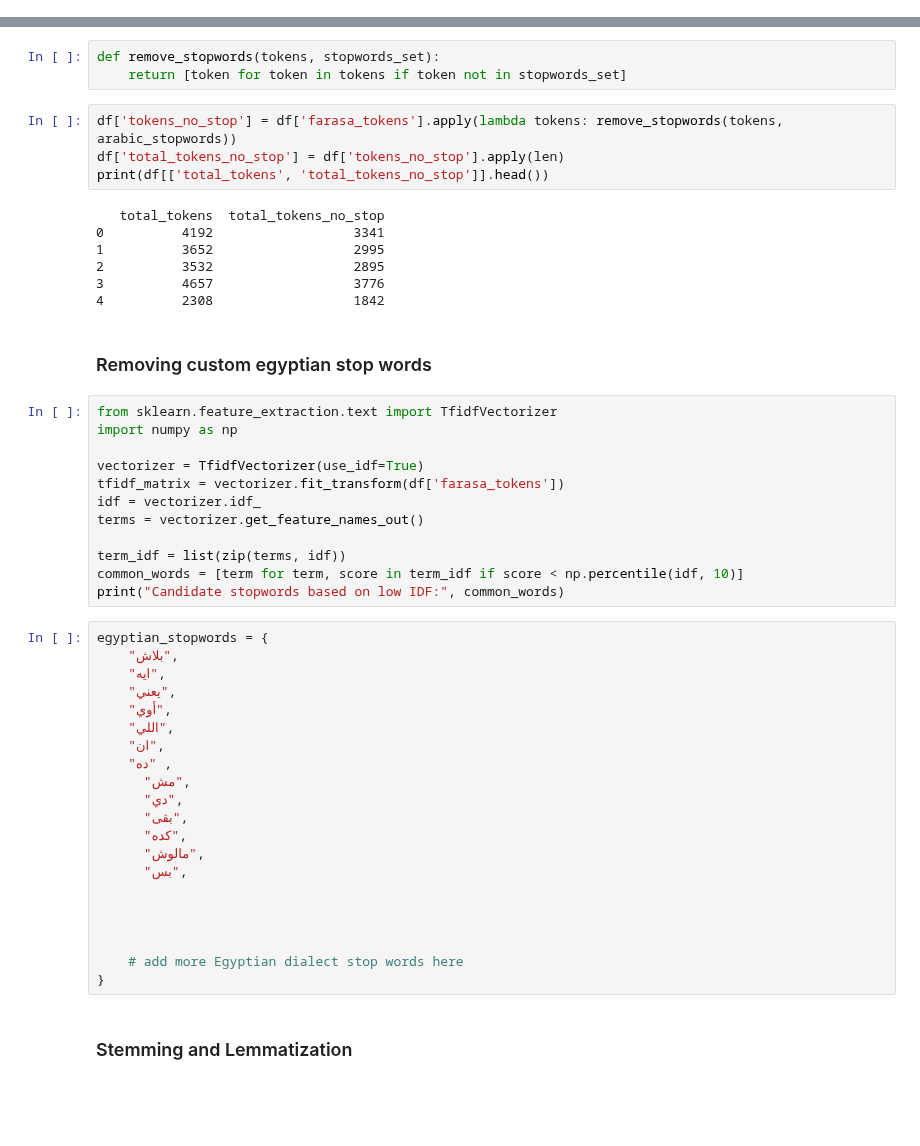
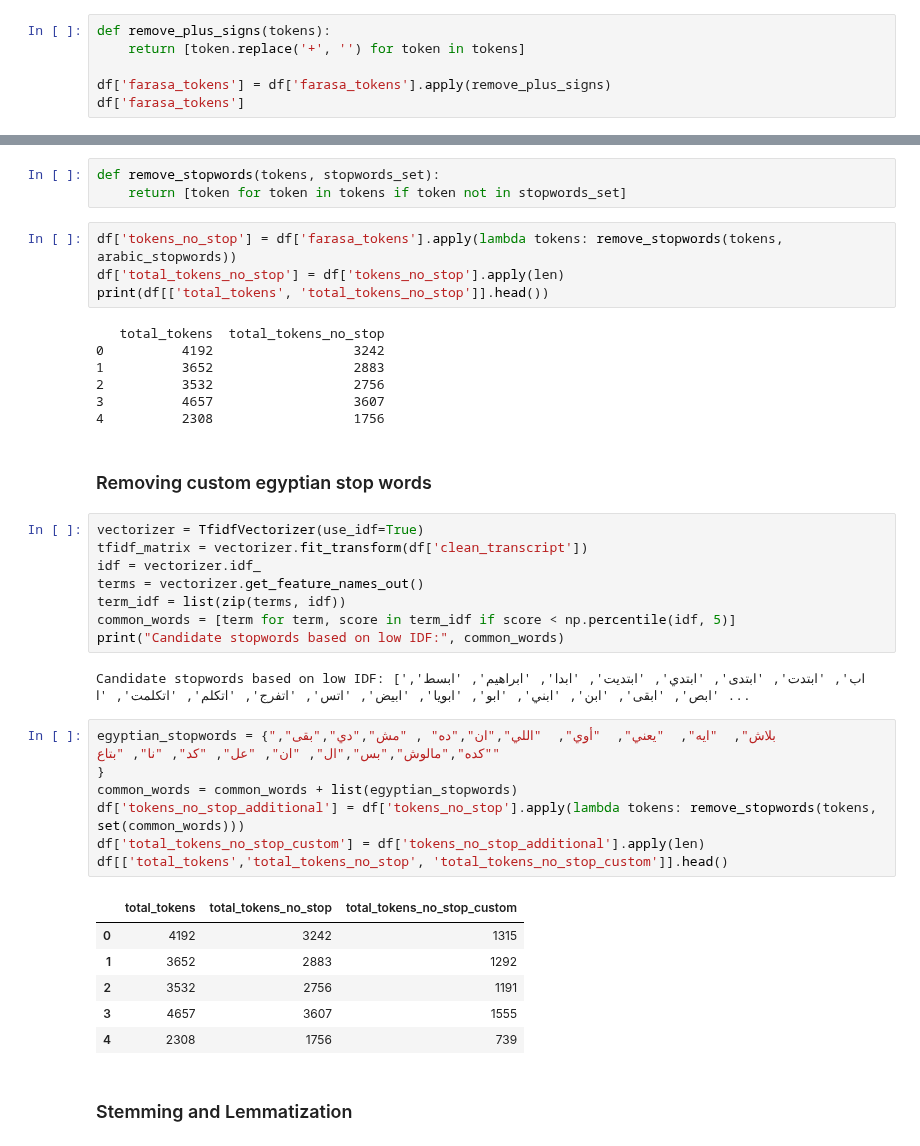
Before and after one commit to ahmedlabib02/Nlp-project, a Jupyter notebook: Nlp_project.ipynb, the cells around one changed output, grey strips where cells are left out. Saved outputs shown, nothing was run; the diff lists cells and outputs as text; blank space fills up the shorter version.

```diff
--- a/Nlp_project.ipynb
+++ b/Nlp_project.ipynb
@@ -361,0 +363,6 @@ Name: farasa_tokens, dtype: object
+# %%
+def remove_plus_signs(tokens):
+    return [token.replace('+', '') for token in tokens]
+
+df['farasa_tokens'] = df['farasa_tokens'].apply(remove_plus_signs)
+df['farasa_tokens']
@@ -384,46 +409,37 @@ df['total_tokens_no_stop'] = df['tokens_no_stop'].apply(len)
 print(df[['total_tokens', 'total_tokens_no_stop']].head())
 # %% [output]
    total_tokens  total_tokens_no_stop
-0          4192                  3341
-1          3652                  2995
-2          3532                  2895
-3          4657                  3776
-4          2308                  1842
+0          4192                  3242
+1          3652                  2883
+2          3532                  2756
+3          4657                  3607
+4          2308                  1756
 # %% [markdown]
 ### Removing custom egyptian stop words
 # %%
-from sklearn.feature_extraction.text import TfidfVectorizer
-import numpy as np
-
 vectorizer = TfidfVectorizer(use_idf=True)
-tfidf_matrix = vectorizer.fit_transform(df['farasa_tokens'])
+tfidf_matrix = vectorizer.fit_transform(df['clean_transcript'])
 idf = vectorizer.idf_
 terms = vectorizer.get_feature_names_out()
-
 term_idf = list(zip(terms, idf))
-common_words = [term for term, score in term_idf if score < np.percentile(idf, 10)]
+common_words = [term for term, score in term_idf if score < np.percentile(idf, 5)]
 print("Candidate stopwords based on low IDF:", common_words)
+# %% [output]
+Candidate stopwords based on low IDF: ['اب', 'ابتدت', 'ابتدى', 'ابتدي', 'ابتديت', 'ابدا', 'ابراهيم', 'ابسط', 'ابص', 'ابقى', 'ابن', 'ابني', 'ابو', 'ابويا', 'ابيض', 'اتس', 'اتفرج', 'اتكلم', 'اتكلمت', 'ا ...
-# %%
-egyptian_stopwords = {
-    "بلاش",
-    "ايه",
-    "يعني",
-    "أوي",
-    "اللي",
-    "ان",
-    "ده" ,
-      "مش",
-      "دي",
-      "بقى",
-      "كده",
-      "مالوش",
-      "بس",
-
-
-
-
-    # add more Egyptian dialect stop words here
-}
+# %%
+egyptian_stopwords = {"بلاش",  "ايه",  "يعني",  "أوي",  "اللي","ان","ده" , "مش","دي","بقى", "كده","مالوش","بس","ال", "ان", "عل", "كد", "نا", "بتاع"
+}
+common_words = common_words + list(egyptian_stopwords)
+df['tokens_no_stop_additional'] = df['tokens_no_stop'].apply(lambda tokens: remove_stopwords(tokens, set(common_words)))
+df['total_tokens_no_stop_custom'] = df['tokens_no_stop_additional'].apply(len)
+df[['total_tokens','total_tokens_no_stop', 'total_tokens_no_stop_custom']].head()
+# %% [output]
+|  | total_tokens | total_tokens_no_stop | total_tokens_no_stop_custom |
+| 0 | 4192 | 3242 | 1315 |
+| 1 | 3652 | 2883 | 1292 |
+| 2 | 3532 | 2756 | 1191 |
+| 3 | 4657 | 3607 | 1555 |
+| 4 | 2308 | 1756 | 739 |
 # %% [markdown]
 ### Stemming and Lemmatization
 # %% [markdown]
```
Also changed, not shown: parts of 22 cells of this notebook, 1 other file.
